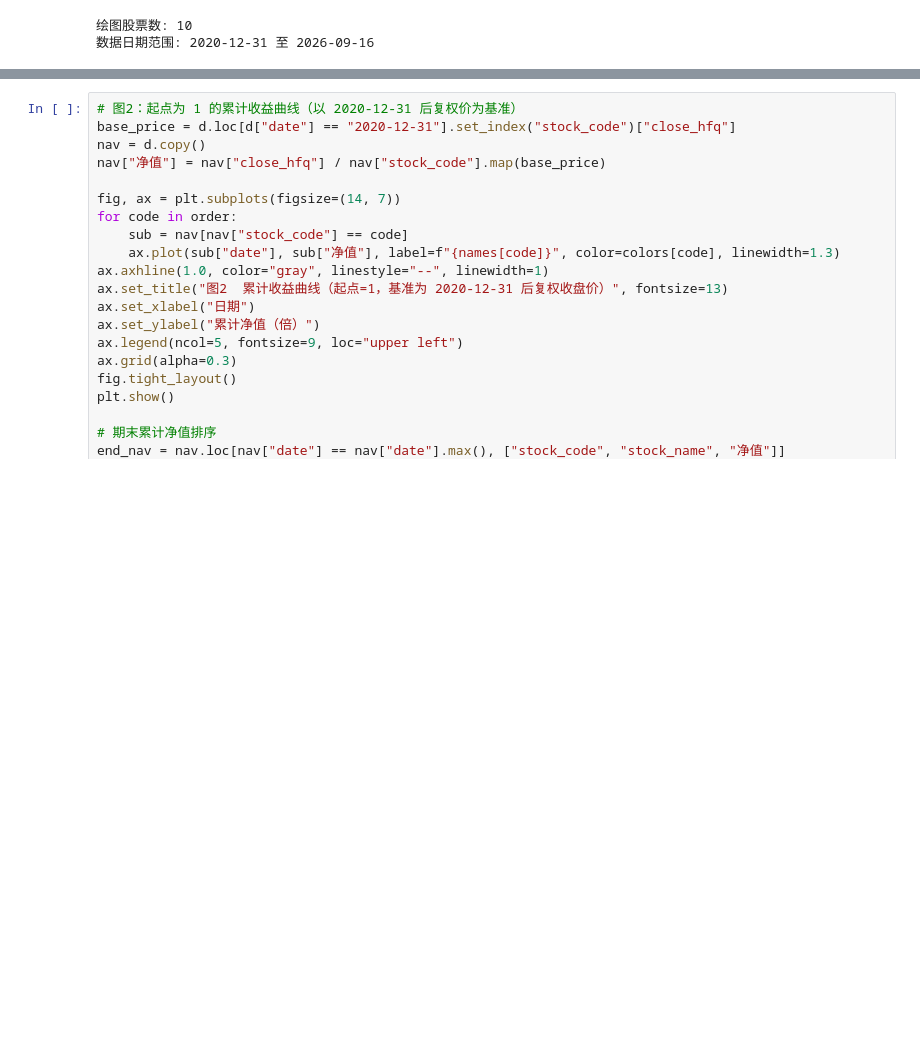
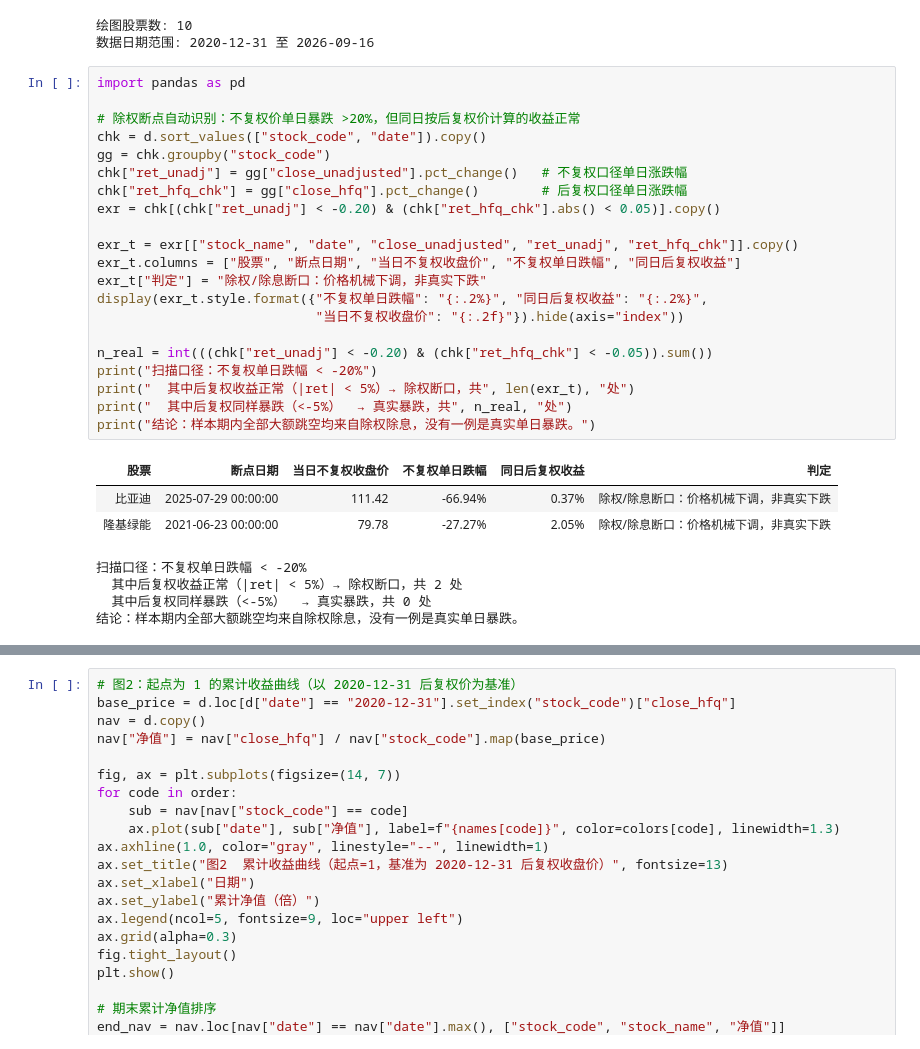
Before and after one commit to Jaremy112/fineco-homework, a Jupyter notebook: hw02-1/hw02-1.ipynb, the cells around one changed output, grey strips where cells are left out. Cells and saved outputs as stored; diff of their text form; blank space fills up the shorter version.

```diff
--- a/hw02-1/hw02-1.ipynb
+++ b/hw02-1/hw02-1.ipynb
@@ -467,4 +467,33 @@ print("数据日期范围:", d["date"].min().date(), "至", d["date"].max().date
 # %% [output]
 绘图股票数: 10
 数据日期范围: 2020-12-31 至 2026-09-16
+# %%
+import pandas as pd
+
+# 除权断点自动识别：不复权价单日暴跌 >20%，但同日按后复权价计算的收益正常
+chk = d.sort_values(["stock_code", "date"]).copy()
+gg = chk.groupby("stock_code")
+chk["ret_unadj"] = gg["close_unadjusted"].pct_change()   # 不复权口径单日涨跌幅
+chk["ret_hfq_chk"] = gg["close_hfq"].pct_change()        # 后复权口径单日涨跌幅
+exr = chk[(chk["ret_unadj"] < -0.20) & (chk["ret_hfq_chk"].abs() < 0.05)].copy()
+
+exr_t = exr[["stock_name", "date", "close_unadjusted", "ret_unadj", "ret_hfq_chk"]].copy()
+exr_t.columns = ["股票", "断点日期", "当日不复权收盘价", "不复权单日跌幅", "同日后复权收益"]
+exr_t["判定"] = "除权/除息断口：价格机械下调，非真实下跌"
+display(exr_t.style.format({"不复权单日跌幅": "{:.2%}", "同日后复权收益": "{:.2%}",
+                            "当日不复权收盘价": "{:.2f}"}).hide(axis="index"))
+
+n_real = int(((chk["ret_unadj"] < -0.20) & (chk["ret_hfq_chk"] < -0.05)).sum())
+print("扫描口径：不复权单日跌幅 < -20%")
+print("  其中后复权收益正常（|ret| < 5%）→ 除权断口，共", len(exr_t), "处")
+print("  其中后复权同样暴跌（<-5%）  → 真实暴跌，共", n_real, "处")
+print("结论：样本期内全部大额跳空均来自除权除息，没有一例是真实单日暴跌。")
+# %% [output]
+| 股票 | 断点日期 | 当日不复权收盘价 | 不复权单日跌幅 | 同日后复权收益 | 判定 |
+| 比亚迪 | 2025-07-29 00:00:00 | 111.42 | -66.94% | 0.37% | 除权/除息断口：价格机械下调，非真实下跌 |
+| 隆基绿能 | 2021-06-23 00:00:00 | 79.78 | -27.27% | 2.05% | 除权/除息断口：价格机械下调，非真实下跌 |
+扫描口径：不复权单日跌幅 < -20%
+  其中后复权收益正常（|ret| < 5%）→ 除权断口，共 2 处
+  其中后复权同样暴跌（<-5%）  → 真实暴跌，共 0 处
+结论：样本期内全部大额跳空均来自除权除息，没有一例是真实单日暴跌。
 # %%
```
Also changed, not shown: parts of 3 cells of this notebook, 3 other files.
